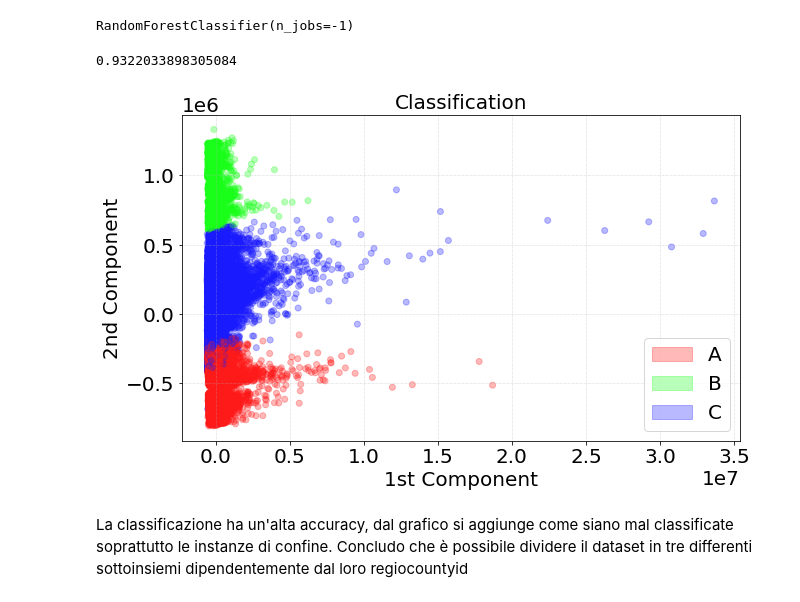
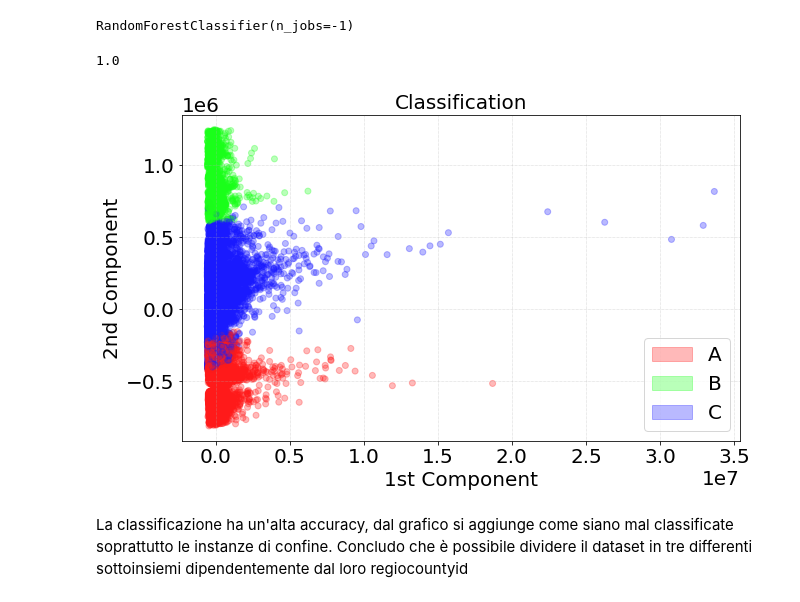
Before and after one commit to Quinta13/DWM_zillowprice, a Jupyter notebook: 2_Divisione_fra_regioni.ipynb, the cells around one changed output. Saved outputs shown, nothing was run; the diff lists cells and outputs as text; code cells hidden in the pictures.

```diff
--- a/2_Divisione_fra_regioni.ipynb
+++ b/2_Divisione_fra_regioni.ipynb
@@ -370,5 +335,4 @@ L'algoritmo individua principalmente outlier e non è in grado di individuare i
 # %% [markdown]
 Provo con un algoritmo di Classificazione  dividendo il dataset a metà tra train e test
 # %%
-half = int(len(X_pca_2) / 2)
-half
+half = int(len(X_pca)*2/3)
@@ -377 +339,10 @@ half
+# %%
+X_class_train   = X_pca  [:half]
+X_class_train_2 = X_pca_2[:half]
+y_class_train   = y_pca  [:half]
+
+
+X_class_test    = X_pca  [half:]
+X_class_test_2  = X_pca_2[half:]
+y_class_test    = y_pca  [half:]
 # %%
@@ -387,15 +358,17 @@ plot_regions(X_pca_2[:half], y_pca[:half], title='Second Half')
 # %%
 rfc = RandomForestClassifier(n_estimators=100, n_jobs=-1)
-rfc.fit(X_pca_2[:half], y_pca[:half])
+rfc.fit(X_class_train, y_class_train)
 # %% [output]
 RandomForestClassifier(n_jobs=-1)
+# %%
+y_class_pred = rfc.predict(X_class_test)
 # %%
-accuracy_score(rfc.predict(X_pca_2[half:]), y_pca[half:])
+accuracy_score(y_class_pred, y_class_test)
 # %% [output]
-0.9322033898305084
+1.0
 # %%
-plot_regions(X_pca_2[half:], rfc.predict(X_pca_2[half:]), title="Classification", file_name='classification')
+plot_regions(X_class_test_2, y_class_pred, title="Classification", file_name='classification')
 # %% [output]
-[figure, old version]
+[figure, new version]
 # %% [markdown]
 La classificazione ha un'alta accuracy, dal grafico si aggiunge come siano mal classificate soprattutto le instanze di confine. Concludo che è possibile dividere il dataset in tre differenti sottoinsiemi dipendentemente dal loro regiocountyid
```
Also changed, not shown: parts of 29 cells of this notebook, 17 other files.
